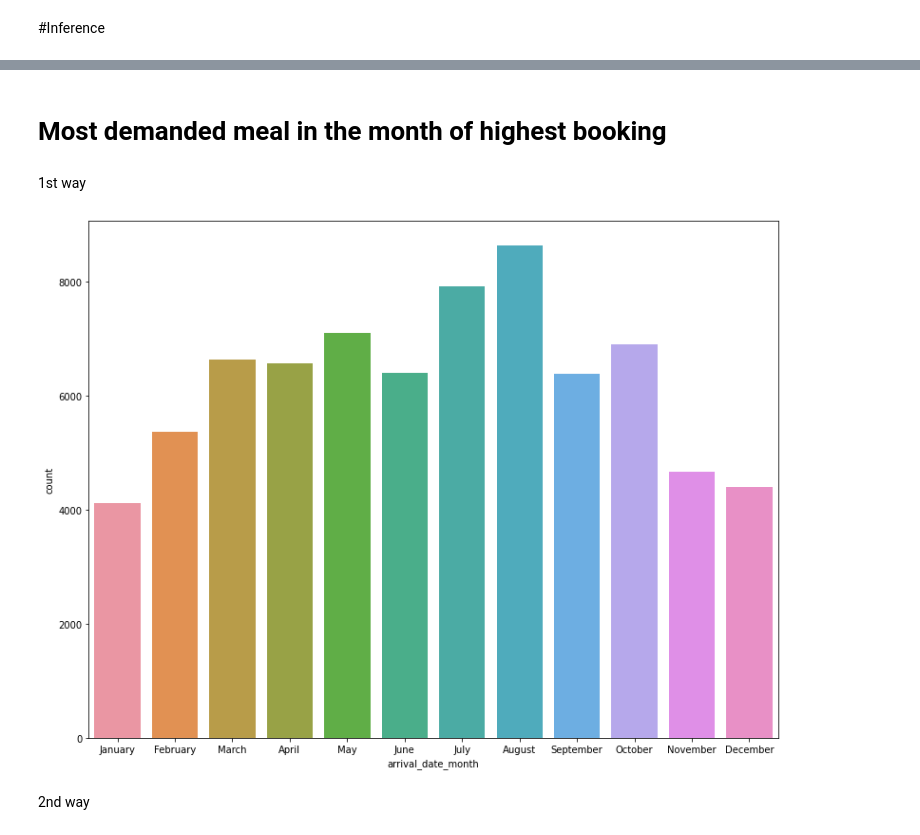
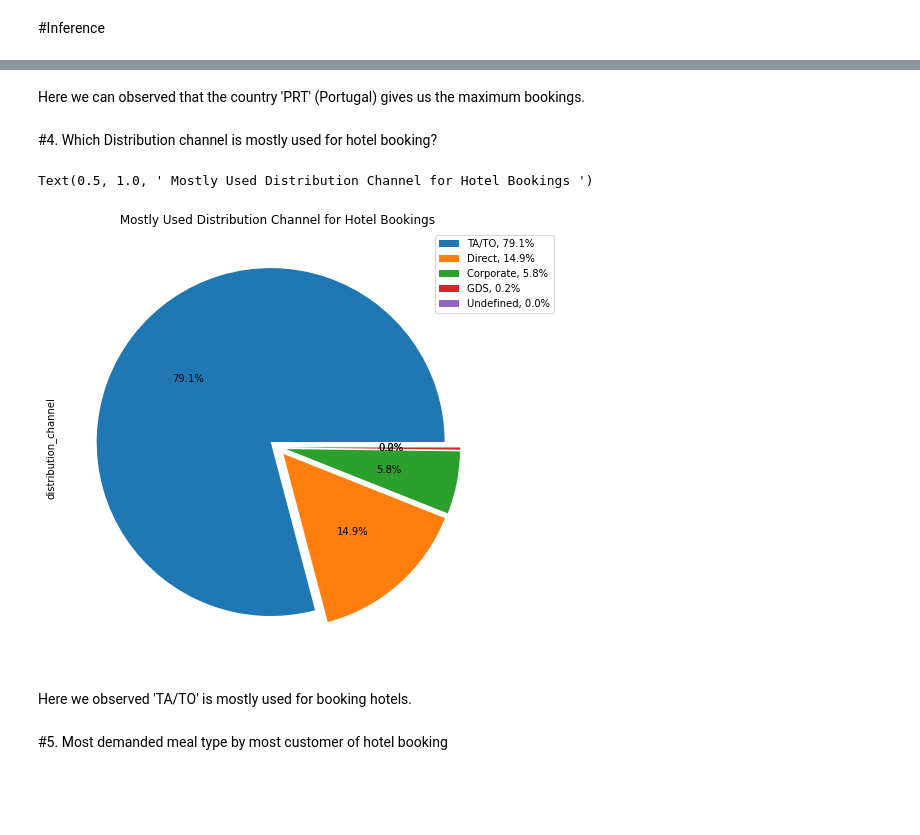
Before and after one commit to Priyanka40k/EDA_Hotel-Booking-Capston-Project, a Jupyter notebook: Copy_of_EDA_Hotel_booking_Q1.ipynb, the cells around one changed output, grey strips where cells are left out. Drawn from its saved outputs; the diff is of its cells as text; code cells hidden in the pictures; blank space fills up the shorter version.

```diff
--- a/Copy_of_EDA_Hotel_booking_Q1.ipynb
+++ b/Copy_of_EDA_Hotel_booking_Q1.ipynb
@@ -36,15 +331,26 @@ sns.countplot(data= df[df['is_canceled']==0],
+# %% [markdown]
+Here we can observed that the country 'PRT' (Portugal) gives us the maximum bookings.
+# %% [markdown]
+#4. Which Distribution channel is mostly used for hotel booking?
+# %%
+# Visualizsing the by pie chart.
+
+labels=df['distribution_channel'].value_counts().index.tolist()
+
+distribution_channel_df=df['distribution_channel'].value_counts().reset_index().rename(columns={'index':"distribution_channel",'distribution_channel':'count'})
+
+distribution_channel_df['percentage']=round(distribution_channel_df['count']*100/df.shape[0],1)
+
+sizes=distribution_channel_df['percentage'].values.tolist()
+df['distribution_channel'].value_counts().plot.pie(explode=[0.05, 0.05,0.05,0.05,0.05],autopct='%1.1f%%', shadow=False, figsize=(15,8),fontsize=10,labels=None)
+
+labels = [f'{l}, {s}%' for l, s in zip(labels, sizes)]
+plt.legend(bbox_to_anchor=(0.85, 1), loc='upper left', labels=labels)
+plt.title(' Mostly Used Distribution Channel for Hotel Bookings ')
+# %% [output]
+Text(0.5, 1.0, ' Mostly Used Distribution Channel for Hotel Bookings ')
+[figure, added]
+# %% [markdown]
+Here we observed 'TA/TO' is mostly used for booking hotels.
 # %% [markdown]
-# Most demanded meal in the month of highest booking
+#5. Most demanded meal type by most customer of hotel booking
-# %% [markdown]
-1st way
-# %%
-plt.figure(figsize=(13,10))
-sns.countplot(data= df[df['is_canceled']==0],
-              x = 'arrival_date_month',
-
-
-              order= ['January','February','March','April','May','June','July','August','September','October','November','December']);
-# %% [output]
-[figure, removed]
-# %% [markdown]
-2nd way
```
Also changed, not shown: parts of 99 cells of this notebook.
